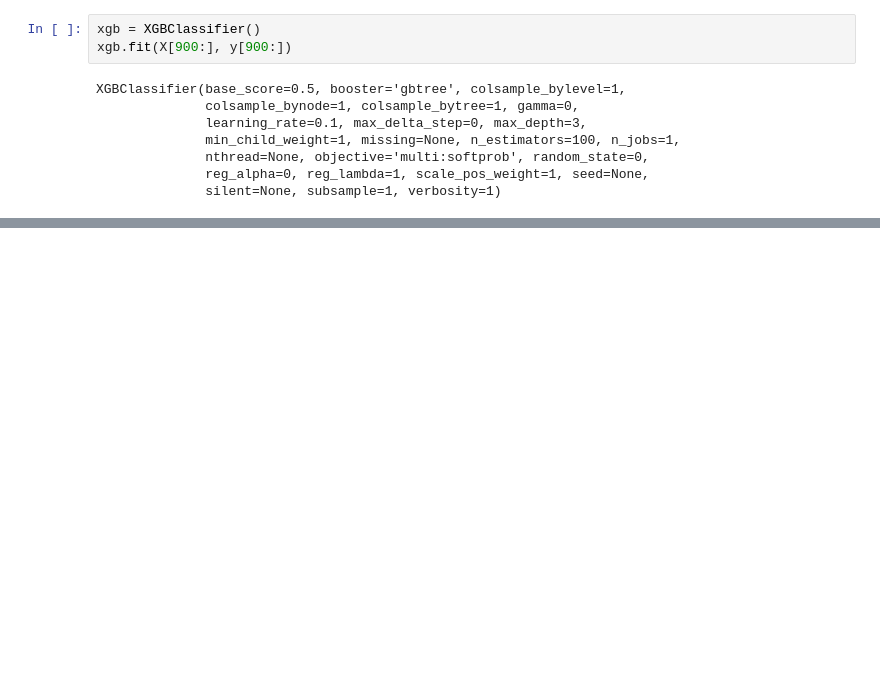
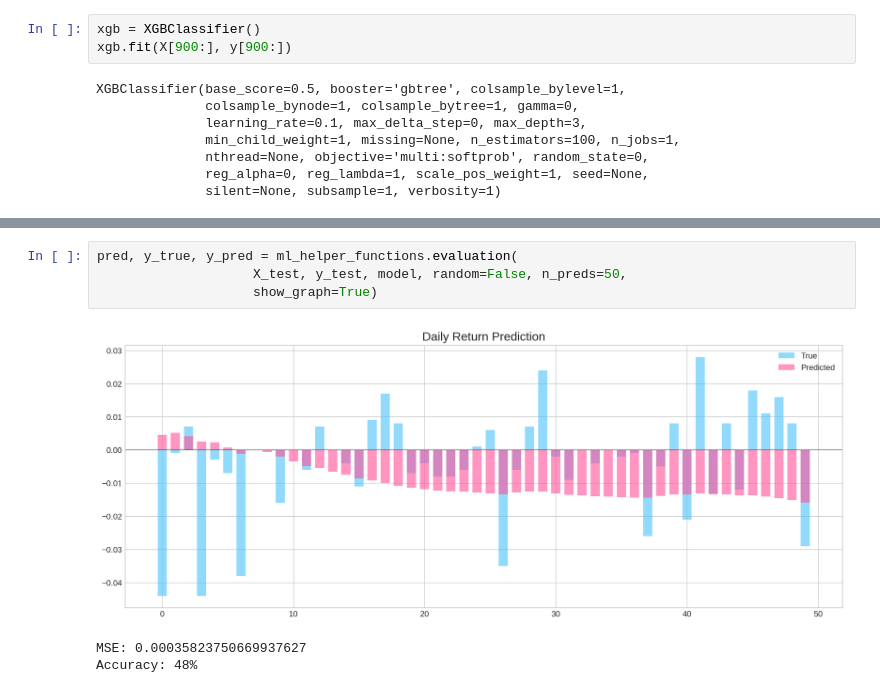
Before and after one commit to pranjal0207/stock-trading-using-machine-learning, a Jupyter notebook: Machine_Learning.ipynb, the cells around one changed output, grey strips where cells are left out. Drawn from its saved outputs; the diff is of its cells as text; blank space fills up the shorter version.

```diff
--- a/Machine_Learning.ipynb
+++ b/Machine_Learning.ipynb
@@ -192,0 +266,8 @@ plt.show()
+# %%
+pred, y_true, y_pred = ml_helper_functions.evaluation(
+                    X_test, y_test, model, random=False, n_preds=50,
+                    show_graph=True)
+# %% [output]
+[figure, added]
+MSE: 0.00035823750669937627
+Accuracy: 48%
```
Also changed, not shown: parts of 6 cells of this notebook.
